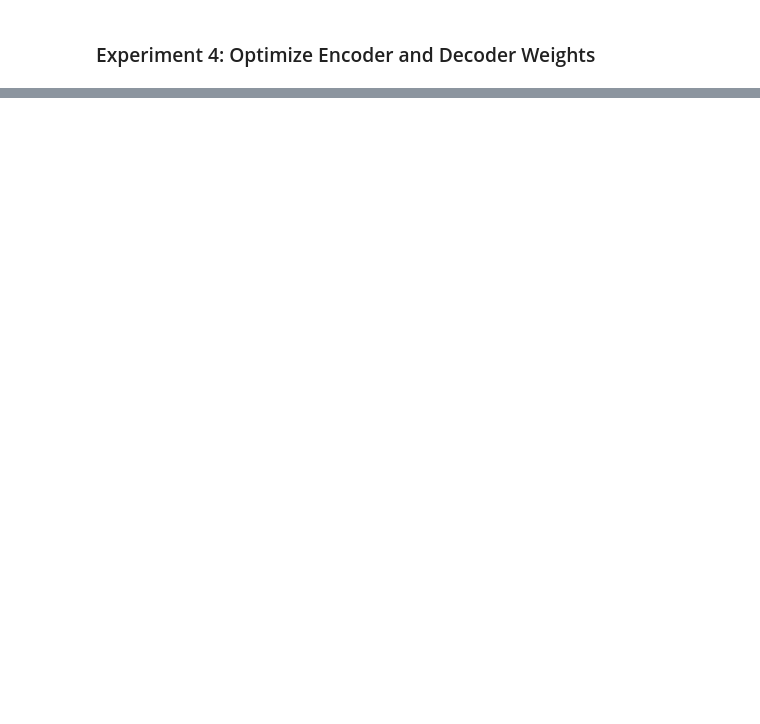
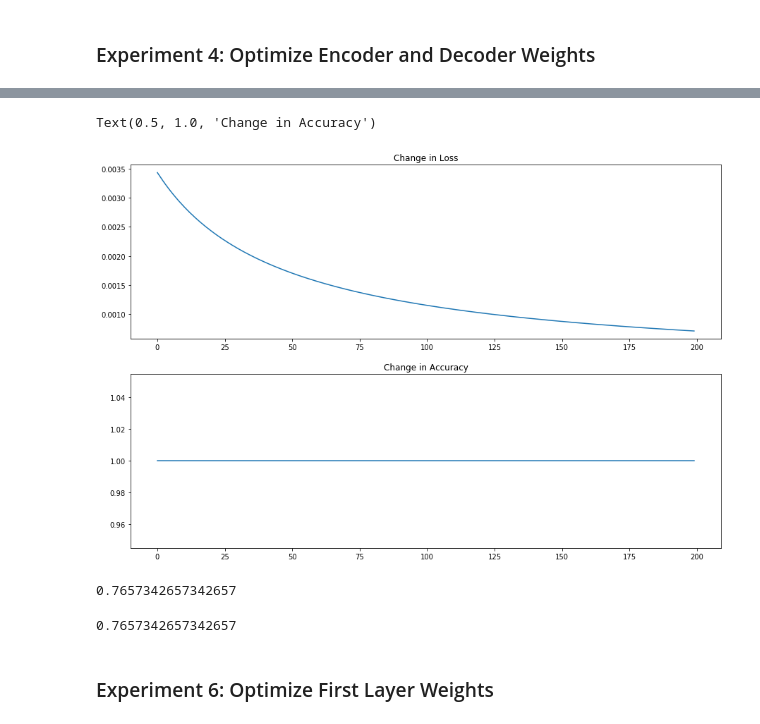
Before and after one commit to ebucheli/DT-Autoencoder, a Jupyter notebook: DT-AE_V3.ipynb, the cells around one changed output, grey strips where cells are left out. Saved outputs shown, nothing was run; the diff lists cells and outputs as text; code cells hidden in the pictures; blank space fills up the shorter version.

Commit message:
experiments 5 and 6

```diff
--- a/DT-AE_V3.ipynb
+++ b/DT-AE_V3.ipynb
@@ -390,0 +481,40 @@ Text(0.5, 1.0, 'Change in Accuracy')
+# %%
+plt.figure(figsize = (15,10))
+
+plt.subplot(2,1,1)
+plt.plot(losses)
+plt.title('Change in Loss')
+plt.subplot(2,1,2)
+plt.plot(accs)
+plt.title('Change in Accuracy')
+# %% [output]
+Text(0.5, 1.0, 'Change in Accuracy')
+[figure, added]
+# %%
+hl1_this_all = np.zeros((len(df_oh_x),len(cols[1:])))
+print()
+for j,x_prime in enumerate(dt_y_hat_all):
+
+        label = cols[1:][j]
+        num_labels = [map_dicts_v2[label][f] for f in ys_test[j]]
+        hl1_this_all[:,j] = neuron_l1(x_prime,w1[j],num_labels)
+
+this_y_hat_all = sigmoid(np.dot(hl1_this_all,w2_init))
+np.mean((this_y_hat_all>= 0.5)==y_all)
+# %% [output]
+0.7657342657342657
+# %%
+hl1_this_all = np.zeros((len(df_oh_x),len(cols[1:])))
+print()
+for j,x_prime in enumerate(dt_y_hat_all):
+
+        label = cols[1:][j]
+        num_labels = [map_dicts_v2[label][f] for f in ys_test[j]]
+        hl1_this_all[:,j] = neuron_l1(x_prime,w1_init[j],num_labels)
+
+this_y_hat_all = sigmoid(np.dot(hl1_this_all,w2_init))
+np.mean((this_y_hat_all>= 0.5)==y_all)
+# %% [output]
+0.7657342657342657
+# %% [markdown]
+### Experiment 6: Optimize First Layer Weights
```
Also changed, not shown: parts of 16 cells of this notebook.
